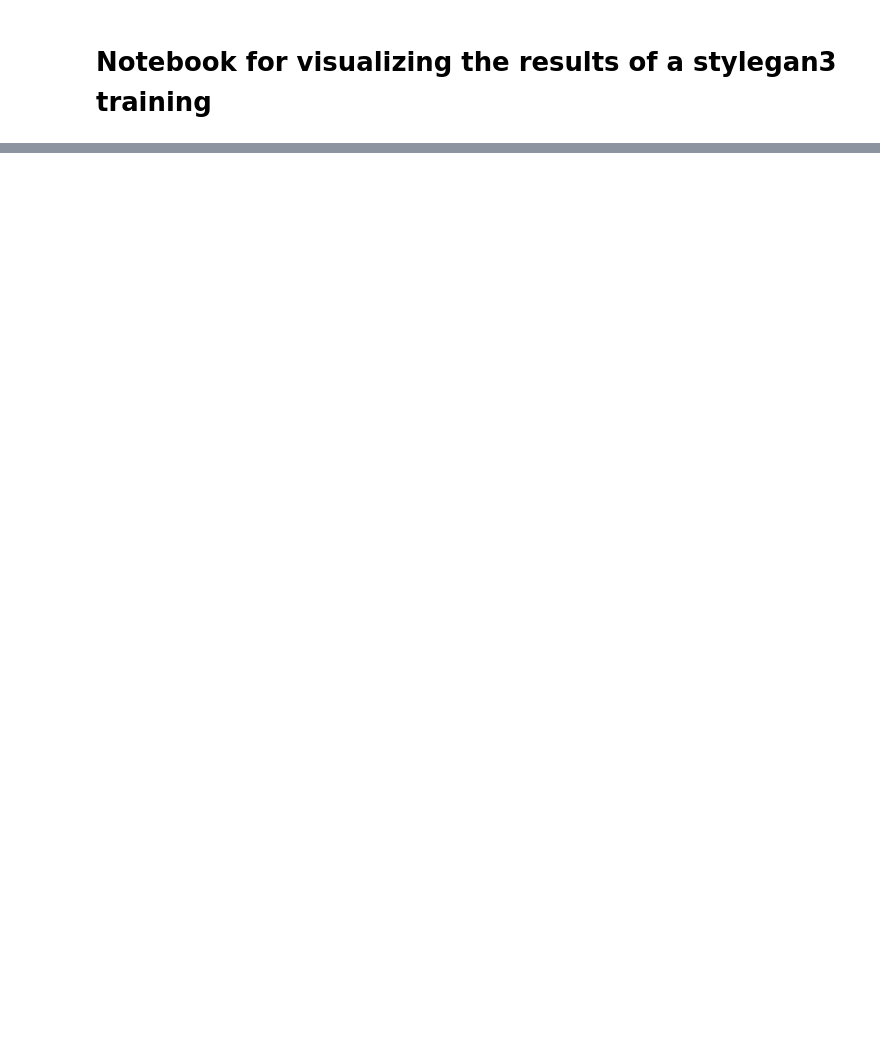
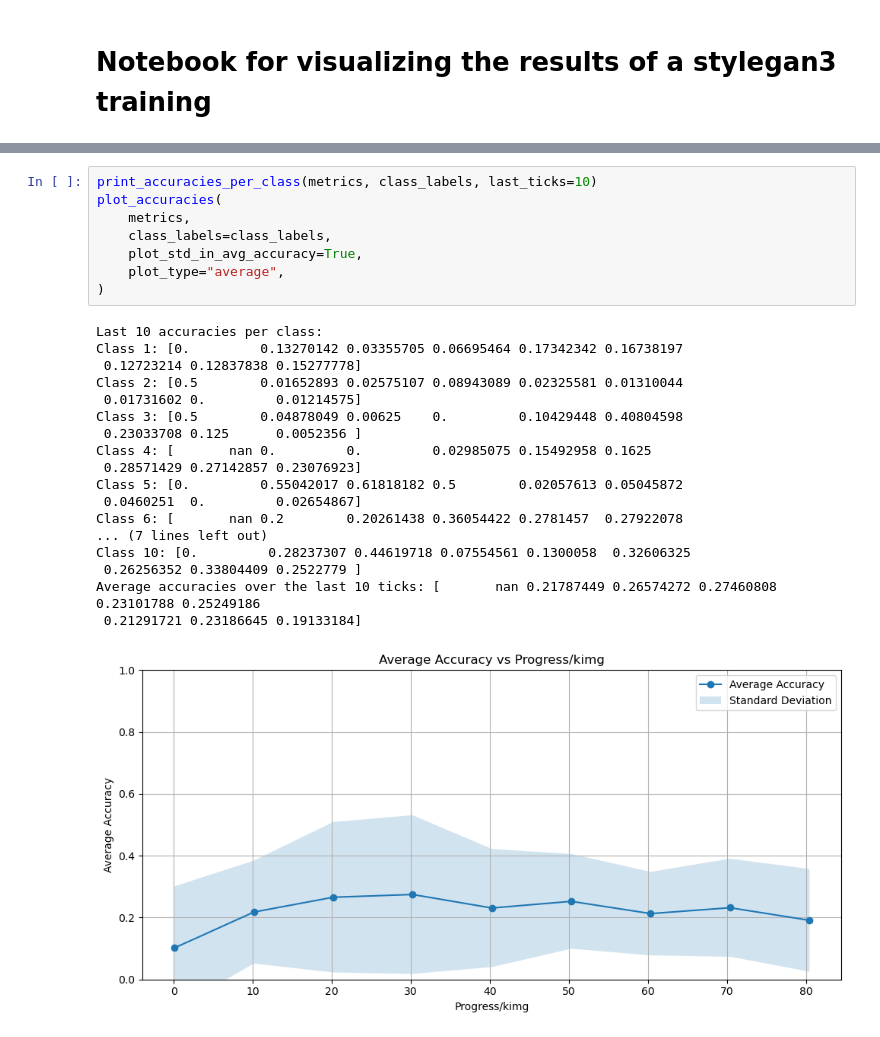
Before and after one commit to antongomez/Conditional-StyleGAN3, a Jupyter notebook: graphics.ipynb, the cells around one changed output, grey strips where cells are left out. Drawn from its saved outputs; the diff is of its cells as text; blank space fills up the shorter version.

```diff
--- a/graphics.ipynb
+++ b/graphics.ipynb
@@ -176,0 +255,27 @@ Average accuracies over the last 10 ticks: [0.63206193 0.62512435 0.62289257 0.6
+# %%
+print_accuracies_per_class(metrics, class_labels, last_ticks=10)
+plot_accuracies(
+    metrics,
+    class_labels=class_labels,
+    plot_std_in_avg_accuracy=True,
+    plot_type="average",
+)
+# %% [output]
+Last 10 accuracies per class:
+Class 1: [0.         0.13270142 0.03355705 0.06695464 0.17342342 0.16738197
+ 0.12723214 0.12837838 0.15277778]
+Class 2: [0.5        0.01652893 0.02575107 0.08943089 0.02325581 0.01310044
+ 0.01731602 0.         0.01214575]
+Class 3: [0.5        0.04878049 0.00625    0.         0.10429448 0.40804598
+ 0.23033708 0.125      0.0052356 ]
+Class 4: [       nan 0.         0.         0.02985075 0.15492958 0.1625
+ 0.28571429 0.27142857 0.23076923]
+Class 5: [0.         0.55042017 0.61818182 0.5        0.02057613 0.05045872
+ 0.0460251  0.         0.02654867]
+Class 6: [       nan 0.2        0.20261438 0.36054422 0.2781457  0.27922078
+... (7 lines left out)
+Class 10: [0.         0.28237307 0.44619718 0.07554561 0.1300058  0.32606325
+ 0.26256352 0.33804409 0.2522779 ]
+Average accuracies over the last 10 ticks: [       nan 0.21787449 0.26574272 0.27460808 0.23101788 0.25249186
+ 0.21291721 0.23186645 0.19133184]
+[figure, added]
```
Also changed, not shown: parts of 8 cells of this notebook, 5 other files.
